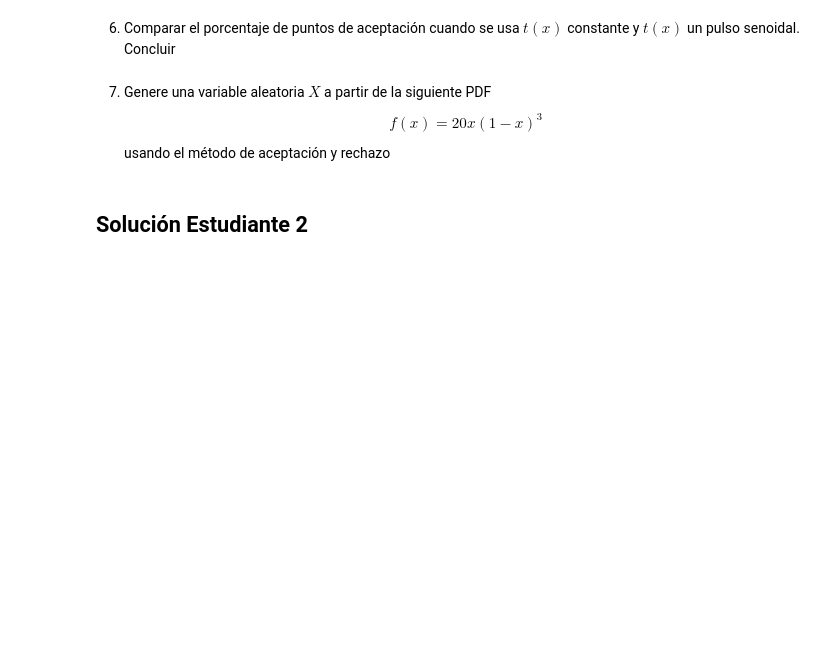
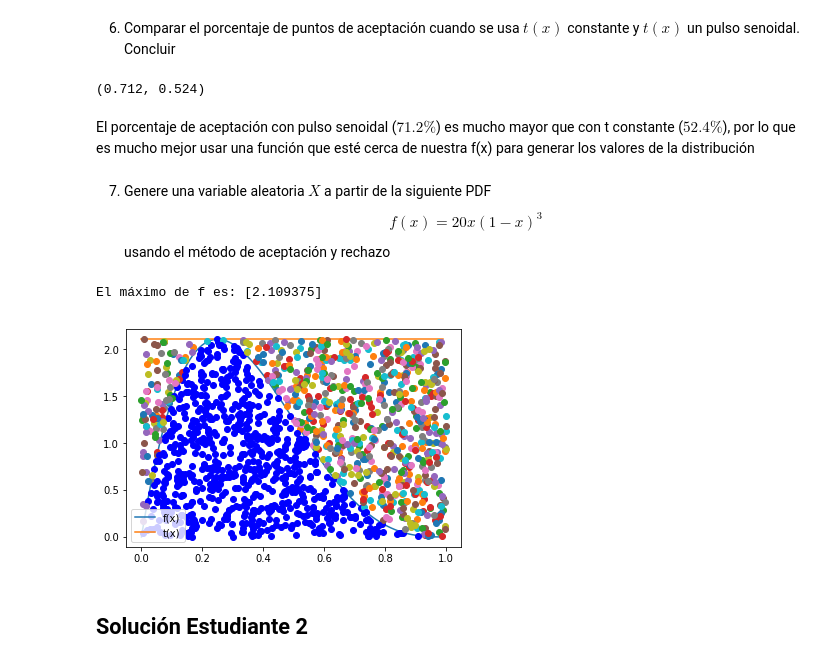
Before and after one commit to duarteandres/Tarea_4_SPF_AndresDuarte, a Jupyter notebook: Tarea 4 SPF Andres Duarte_Eduardo Loza.ipynb, the cells around one changed output. Drawn from its saved outputs; the diff is of its cells as text; code cells hidden in the pictures; blank space fills up the shorter version.

```diff
--- a/Tarea 4 SPF Andres Duarte_Eduardo Loza.ipynb
+++ b/Tarea 4 SPF Andres Duarte_Eduardo Loza.ipynb
@@ -297,8 +309,42 @@ ValueError: The truth value of an array with more than one element is ambiguous.
 # %% [markdown]
 6. Comparar el porcentaje de puntos de aceptación cuando se usa $t(x)$ constante y $t(x)$ un pulso senoidal. Concluir
+# %%
+Acep_rechazosum(R2, R1, f, t).sum()/500, Acep_rechazosum(R2, R1, f, tcons).sum()/500
+# %% [output]
+(0.712, 0.524)
+# %% [markdown]
+El porcentaje de aceptación con pulso senoidal ($71.2\%$) es mucho mayor que con t constante ($52.4\%$), por lo que es mucho mejor usar una función que esté cerca de nuestra f(x) para generar los valores de la distribución
 # %% [markdown]
 7. Genere una variable aleatoria $X$ a partir de la siguiente PDF
 $$f(x)=20x(1-x)^3$$
 usando el método de aceptación y rechazo
+# %%
+# Función objetivo
+f = lambda x:20*x*(1-x)**3
+# Máximo de la función f
+max_f = f(optimize.fmin(lambda x:-f(x),0,disp=False))
+# Función t -> Función constante
+t = lambda x: max_f*np.sin(np.pi*x)
+tcons = lambda x: max_f*np.ones(len(x))
+
+x = np.arange(0,1,0.01)  # Rango donde se graficará las funciones
+print('El máximo de f es:',max_f)
+# Gráficas de las funciones
+plt.plot(x,f(x),label='f(x)')
+plt.plot(x,tcons(x),label='t(x)')
+plt.legend()
+
+# Validación del método
+N = 1500 # número de puntos a simular
+# Como estoy tomando t(x) constante solo es necesario generar valores aleatorios
+# basados en el dominio de la función f(x), en este caso el dominio es [0,1],
+# entonces yo debo de generar variables aleatorias uniformes entre U~(0,1)
+R2 = np.random.rand(N)
+R1 = np.random.rand(N)
+# plt.show()
+aleatorias = Acep_rechazo(R2,R1,f,tcons)
+# %% [output]
+El máximo de f es: [2.109375]
+[figure, added]
 # %% [markdown]
 ## Solución Estudiante 2
```
Also changed, not shown: parts of 3 cells of this notebook.
